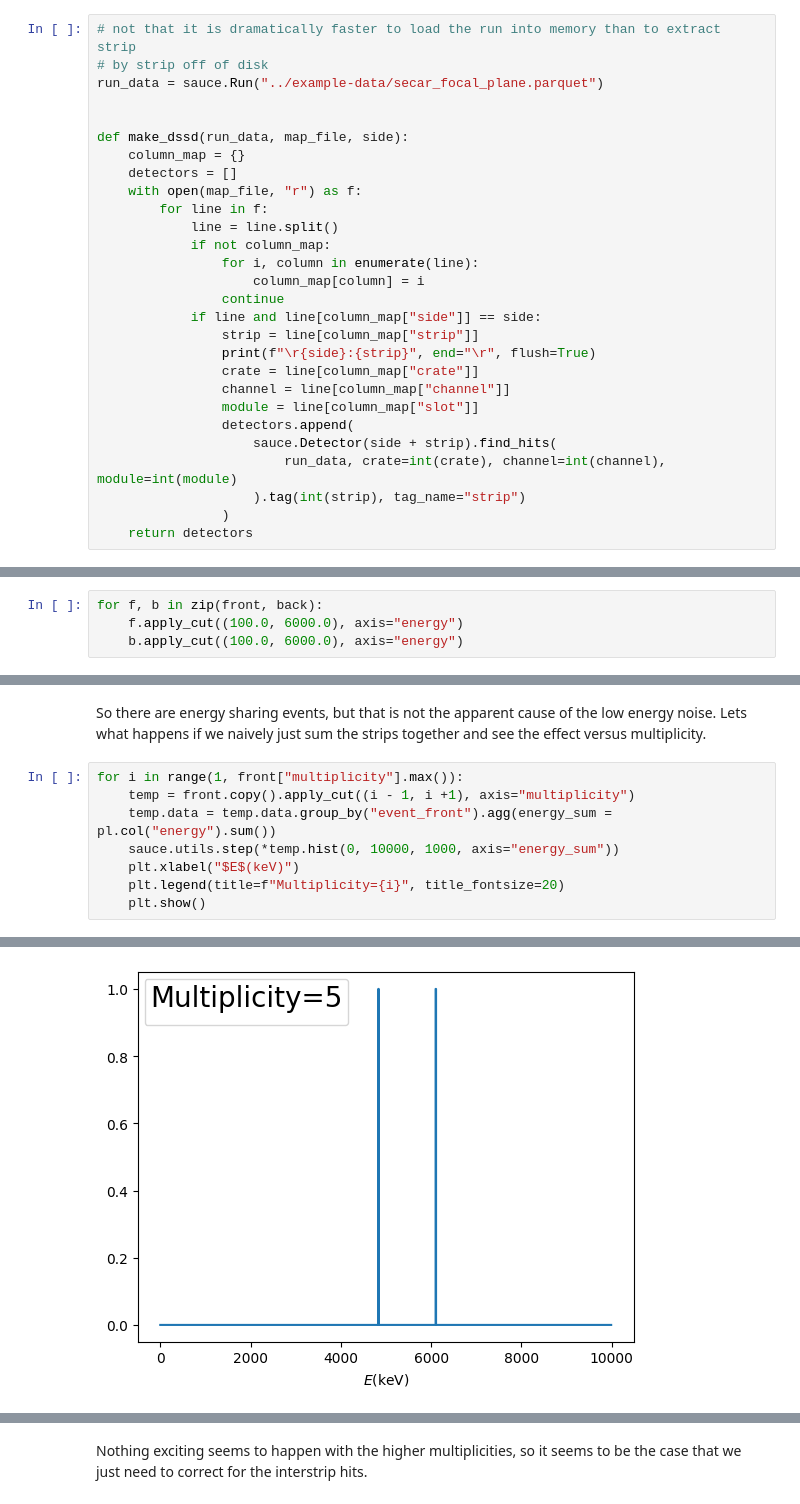
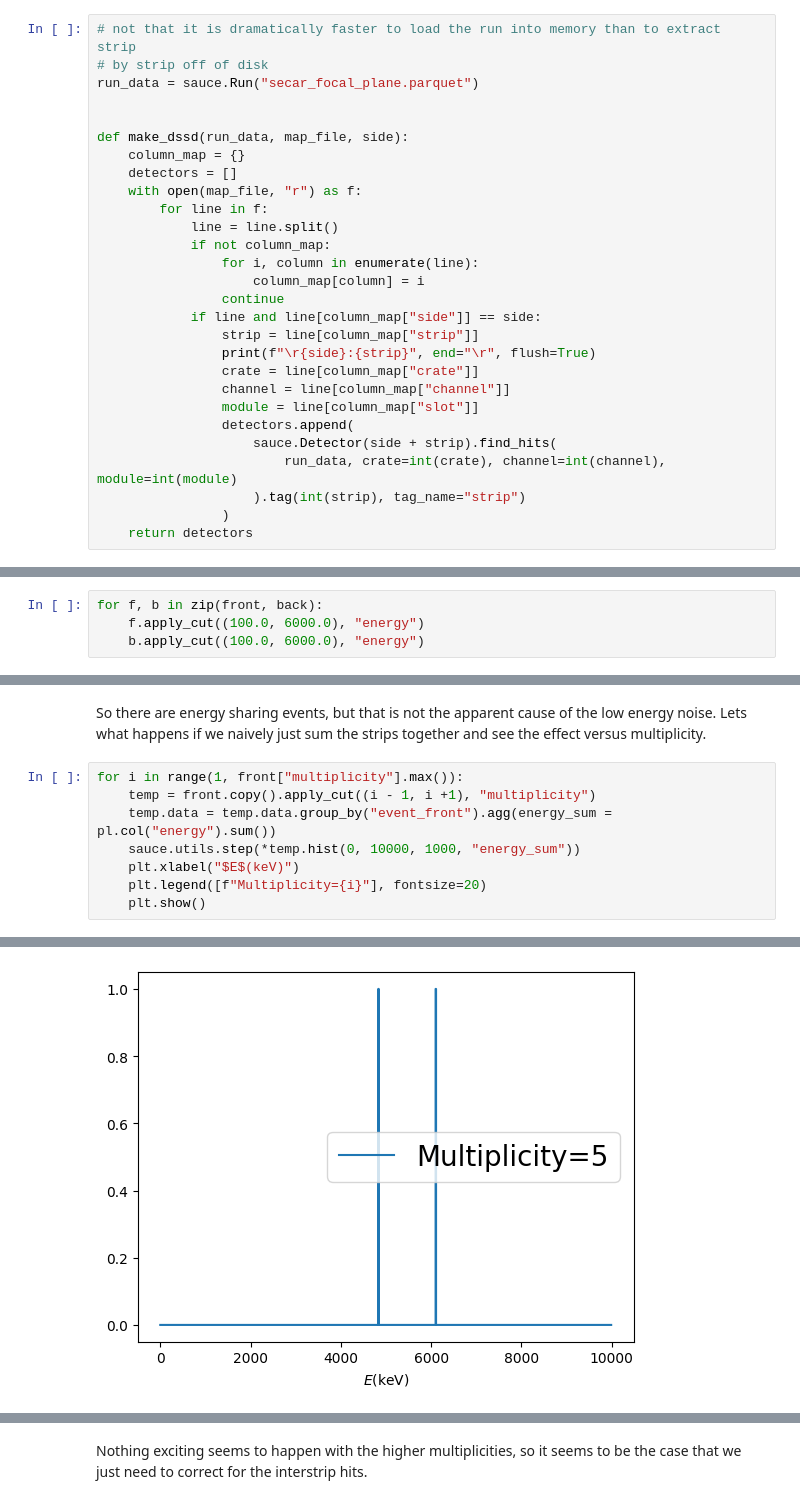
Before and after one commit to camarsha/sauce, a Jupyter notebook: docs/source/notebooks/secar_fp_analysis.ipynb, the cells around one changed output, grey strips where cells are left out. Saved outputs shown, nothing was run; the diff lists cells and outputs as text.

```diff
--- a/docs/source/notebooks/secar_fp_analysis.ipynb
+++ b/docs/source/notebooks/secar_fp_analysis.ipynb
@@ -17,7 +17,7 @@ It is impractial to define all of these detectors by hand as was done in the $^{
 # %%
 # not that it is dramatically faster to load the run into memory than to extract strip
 # by strip off of disk
-run_data = sauce.Run("../example-data/secar_focal_plane.parquet")
+run_data = sauce.Run("secar_focal_plane.parquet")
 
 
 def make_dssd(run_data, map_file, side):
@@ -94,8 +94,8 @@ for det in back:
 Now that we have an energy calibration, lets apply a cut to get rid of the low energy noise and everything above the $^{148}$Gd line.
 # %%
 for f, b in zip(front, back):
-    f.apply_cut((100.0, 6000.0), axis="energy")
-    b.apply_cut((100.0, 6000.0), axis="energy")
+    f.apply_cut((100.0, 6000.0), "energy")
+    b.apply_cut((100.0, 6000.0), "energy")
 # %%
 for det in front:
     sauce.utils.step(*det.hist(0, 6000, 6000))
@@ -134,10 +134,10 @@ Text(0, 0.5, '$E$ Second Strip (keV)')
 So there are energy sharing events, but that is not the apparent cause of the low energy noise. Lets what happens if we naively just sum the strips together and see the effect versus multiplicity.
 # %%
 for i in range(1, front["multiplicity"].max()):
-    temp = front.copy().apply_cut((i - 1, i +1), axis="multiplicity")
+    temp = front.copy().apply_cut((i - 1, i +1), "multiplicity")
     temp.data = temp.data.group_by("event_front").agg(energy_sum = pl.col("energy").sum())
-    sauce.utils.step(*temp.hist(0, 10000, 1000, axis="energy_sum"))
+    sauce.utils.step(*temp.hist(0, 10000, 1000, "energy_sum"))
     plt.xlabel("$E$(keV)")
-    plt.legend(title=f"Multiplicity={i}", title_fontsize=20)
+    plt.legend([f"Multiplicity={i}"], fontsize=20)
     plt.show()
 # %% [output]
@@ -153 +148 @@ No artists with labels found to put in legend.  Note that artists whose label st
-[figure, old version]
+[figure, new version]
```
Also changed, not shown: parts of 11 cells of this notebook, 13 other files.
